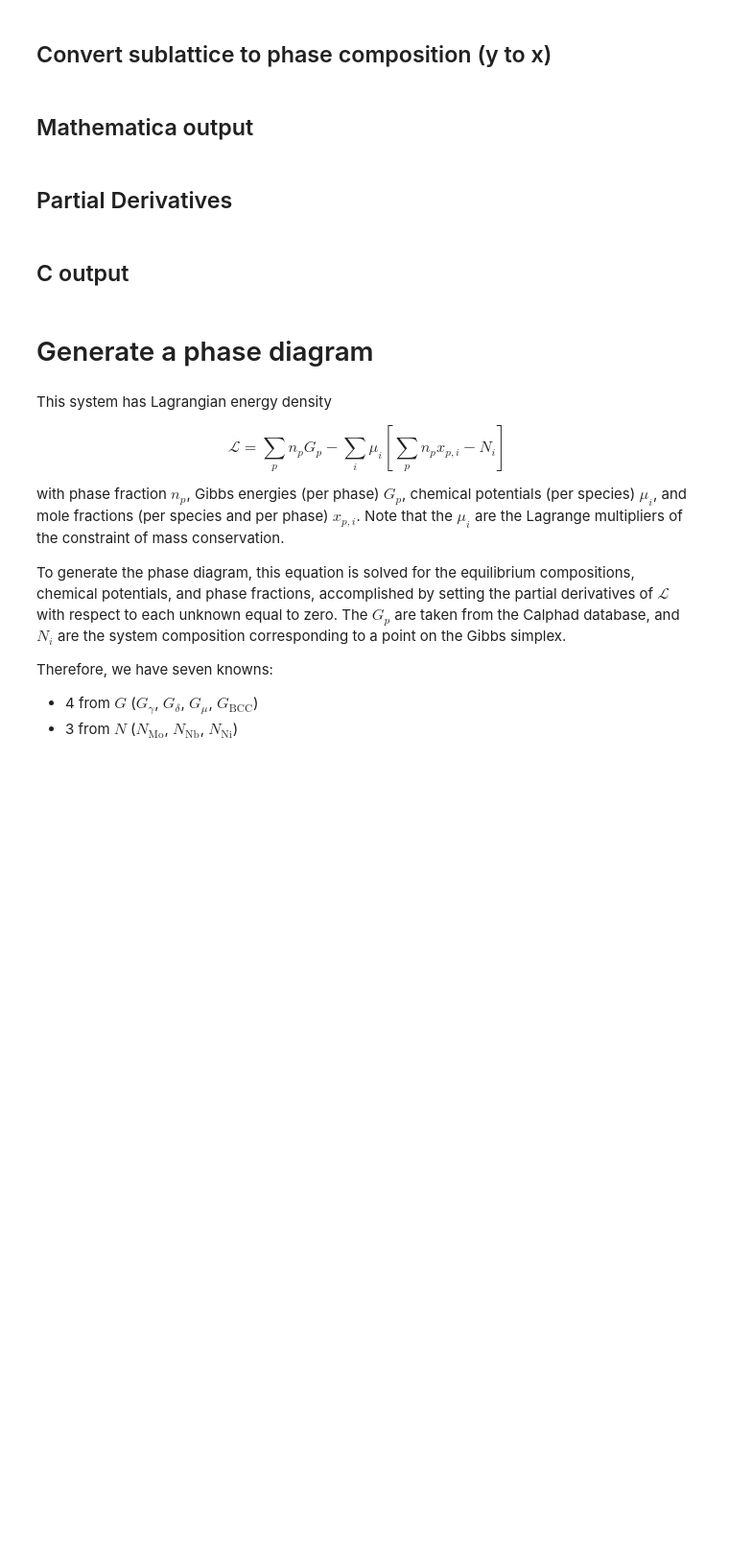
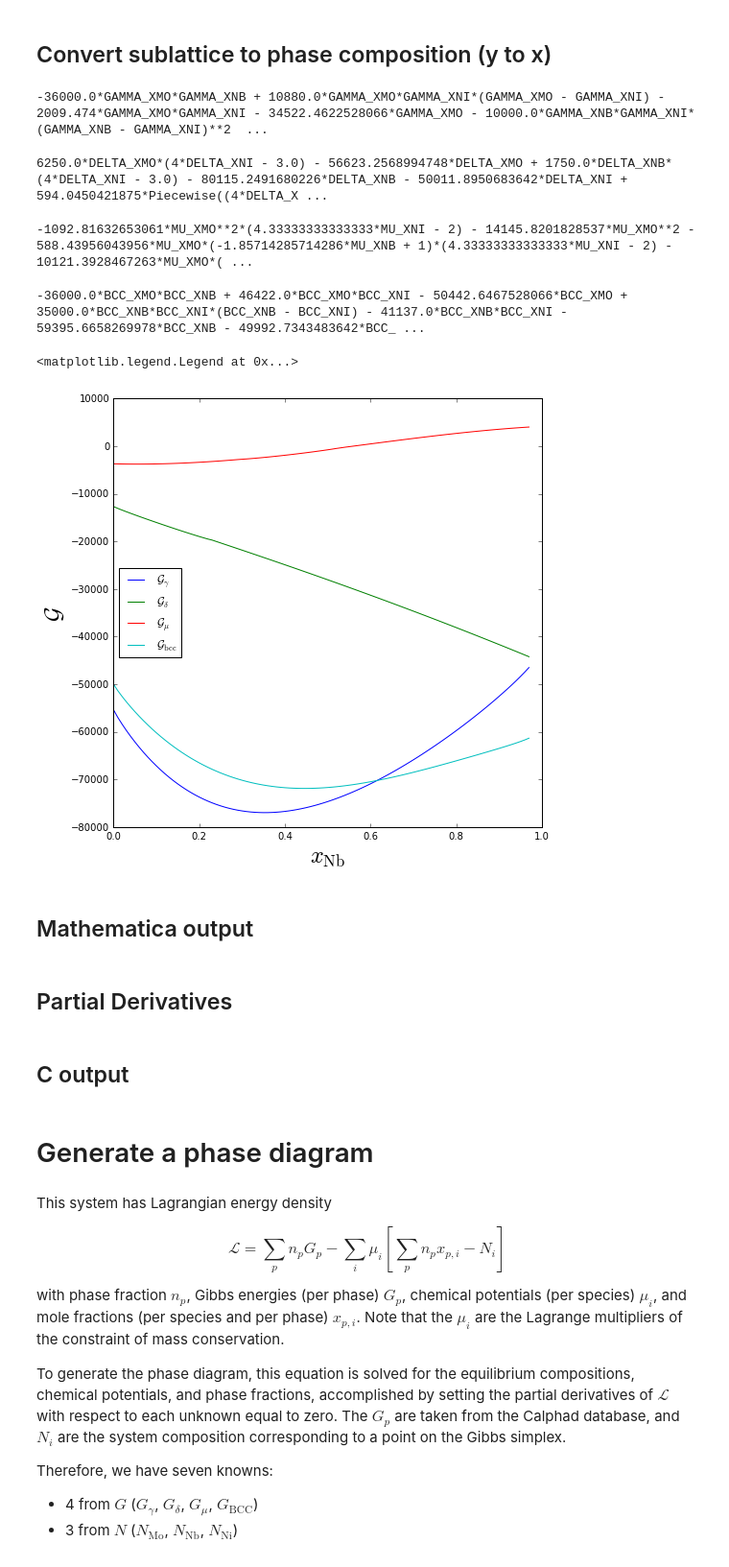
Before and after one commit to usnistgov/phasefield-precipitate-aging, a Jupyter notebook: CALPHAD_extraction.ipynb, the cells around one changed output. Shown at 96% size. Drawn from its saved outputs; the diff is of its cells as text; code cells hidden in the pictures; blank space fills up the shorter version.

```diff
--- a/CALPHAD_extraction.ipynb
+++ b/CALPHAD_extraction.ipynb
@@ -29,4 +54,6 @@ g_gamma = parse_expr(str(m_gamma.ast))
 # %%
 c_mu = list(set([i for c in tdb.phases['MU_PHASE'].constituents for i in c]))
 m_mu = Model(tdb, c_mu, 'MU_PHASE')
-g_mu = parse_expr(str(m_mu.ast))
+s_mu = 13 # sites in formula unit
+g_mu = parse_expr(str(m_mu.ast)) / s_mu
+print g_mu
@@ -37,19 +70,21 @@ g_delta = parse_expr(str(m_delta.ast))
-# %%
-c_bcc = list(set([i for c in tdb.phases['BCC_A2'].constituents for i in c]))
-m_bcc = Model(tdb, c_bcc, 'BCC_A2')
-g_bcc = parse_expr(str(m_bcc.ast))
 # %% [markdown]
 ## Convert sublattice to phase composition (y to x)
 # %%
-# Declare variables used in Pycalphad expression
+# Declare sublattice variables used in Pycalphad expressions
 FCC_A10MO, FCC_A10NB, FCC_A10NI, FCC_A11VA = symbols('FCC_A10MO FCC_A10NB FCC_A10NI FCC_A11VA')
-DELTA0NB, DELTA0NI, DELTA1MO, DELTA1NB, DELTA1NI = symbols('DELTA0NB DELTA0NI DELTA1MO DELTA1NB DELTA1NI')
+DELTA0NI, DELTA0NB, DELTA1MO, DELTA1NB, DELTA1NI = symbols('DELTA0NI DELTA0NB DELTA1MO DELTA1NB DELTA1NI')
 MU_PHASE0NI, MU_PHASE1MO, MU_PHASE1NB, MU_PHASE2MO, MU_PHASE2NB, MU_PHASE2NI = symbols('MU_PHASE0NI MU_PHASE1MO MU_PHASE1NB MU_PHASE2MO MU_PHASE2NB MU_PHASE2NI')
 BCC_A20MO, BCC_A20NB, BCC_A20NI, BCC_A21VA = symbols('BCC_A20MO BCC_A20NB BCC_A20NI BCC_A21VA')
 T = symbols('T')
 
-# Declare variables for target expression
+# Declare system variables for target expressions
 GAMMA_XMO, GAMMA_XNB, GAMMA_XNI = symbols('GAMMA_XMO GAMMA_XNB GAMMA_XNI')
 DELTA_XMO, DELTA_XNB, DELTA_XNI = symbols('DELTA_XMO DELTA_XNB DELTA_XNI')
 MU_XMO, MU_XNB, MU_XNI = symbols('MU_XMO MU_XNB MU_XNI')
 BCC_XMO, BCC_XNB, BCC_XNI = symbols('BCC_XMO BCC_XNB BCC_XNI')
+
+# Numerically efficient sublattice expressions
+GYg = lambdify([FCC_A10MO, FCC_A10NB, FCC_A10NI, FCC_A11VA, T], g_gamma, modules='numpy')
+GYd = lambdify([DELTA0NI, DELTA0NB, DELTA1MO, DELTA1NB, DELTA1NI, T], g_delta, modules='numpy')
+GYu = lambdify([MU_PHASE0NI, MU_PHASE1MO, MU_PHASE1NB, MU_PHASE2MO, MU_PHASE2NB, MU_PHASE2NI, T], g_mu, modules='numpy')
+GYb = lambdify([BCC_A20MO, BCC_A20NB, BCC_A20NI, BCC_A21VA, T], g_bcc, modules='numpy')
@@ -92,3 +153,58 @@ g_bcc = simplify(g_bcc.subs([(BCC_A20MO, BCC_XMO),
+# %%
+print g_gamma
+# %% [output]
+-36000.0*GAMMA_XMO*GAMMA_XNB + 10880.0*GAMMA_XMO*GAMMA_XNI*(GAMMA_XMO - GAMMA_XNI) - 2009.474*GAMMA_XMO*GAMMA_XNI - 34522.4622528066*GAMMA_XMO - 10000.0*GAMMA_XNB*GAMMA_XNI*(GAMMA_XNB - GAMMA_XNI)**2  ...
+# %%
+print g_delta
+# %% [output]
+6250.0*DELTA_XMO*(4*DELTA_XNI - 3.0) - 56623.2568994748*DELTA_XMO + 1750.0*DELTA_XNB*(4*DELTA_XNI - 3.0) - 80115.2491680226*DELTA_XNB - 50011.8950683642*DELTA_XNI + 594.0450421875*Piecewise((4*DELTA_X ...
+# %%
+print g_mu
+# %% [output]
+-1092.81632653061*MU_XMO**2*(4.33333333333333*MU_XNI - 2) - 14145.8201828537*MU_XMO**2 - 588.43956043956*MU_XMO*(-1.85714285714286*MU_XNB + 1)*(4.33333333333333*MU_XNI - 2) - 10121.3928467263*MU_XMO*( ...
+# %%
+print g_bcc
+# %% [output]
+-36000.0*BCC_XMO*BCC_XNB + 46422.0*BCC_XMO*BCC_XNI - 50442.6467528066*BCC_XMO + 35000.0*BCC_XNB*BCC_XNI*(BCC_XNB - BCC_XNI) - 41137.0*BCC_XNB*BCC_XNI - 59395.6658269978*BCC_XNB - 49992.7343483642*BCC_ ...
+# %%
+# plot Gibbs energy curves for fixed x_Mo = 2%
+# Numerically efficient Gibbs energies
+Gg = lambdify((GAMMA_XMO, GAMMA_XNB, GAMMA_XNI), g_gamma, modules='numpy')
+Gd = lambdify((DELTA_XMO, DELTA_XNB, DELTA_XNI), g_delta, modules='numpy')
+Gu = lambdify((MU_XMO, MU_XNB, MU_XNI), g_mu, modules='numpy')
+Gb = lambdify((BCC_XMO, BCC_XNB, BCC_XNI), g_bcc, modules='numpy')
+
+GX = []
+GY = []
+DX = []
+DY = []
+UX = []
+UY = []
+BX = []
+BY = []
+
+for xnb in np.linspace(epsilon,1,101):
+    xmo = 0.02
+    xni = 1-xmo-xnb
+    #print "(%4.2f, %4.2f,%5.2f)"%(xmo,xnb,xni)
+    if xni>0:
+        UX.append(xnb)
+        GY.append(Gg(xmo,xnb,xni))
+        DY.append(Gd(xmo,xnb,xni))
+        UY.append(Gu(xmo,xnb,xni))
+        BY.append(Gb(xmo,xnb,xni))
+
+plt.figure(figsize=(8, 8))
+plt.xlabel(r'$x_\mathrm{Nb}$', fontsize=24)
+plt.ylabel(r'$\mathcal{G}$', fontsize=24)
+plt.plot(UX, GY, label=r'$\mathcal{G}_\gamma$')
+plt.plot(UX, DY, label=r'$\mathcal{G}_\delta$')
+plt.plot(UX, UY, label=r'$\mathcal{G}_\mu$')
+plt.plot(UX, BY, label=r'$\mathcal{G}_\mathrm{bcc}$')
+plt.legend(loc='best')
+# %% [output]
+<matplotlib.legend.Legend at 0x...>
+[figure, added]
 # %% [markdown]
 ## Mathematica output
 # %%
```
Also changed, not shown: parts of 16 cells of this notebook.
